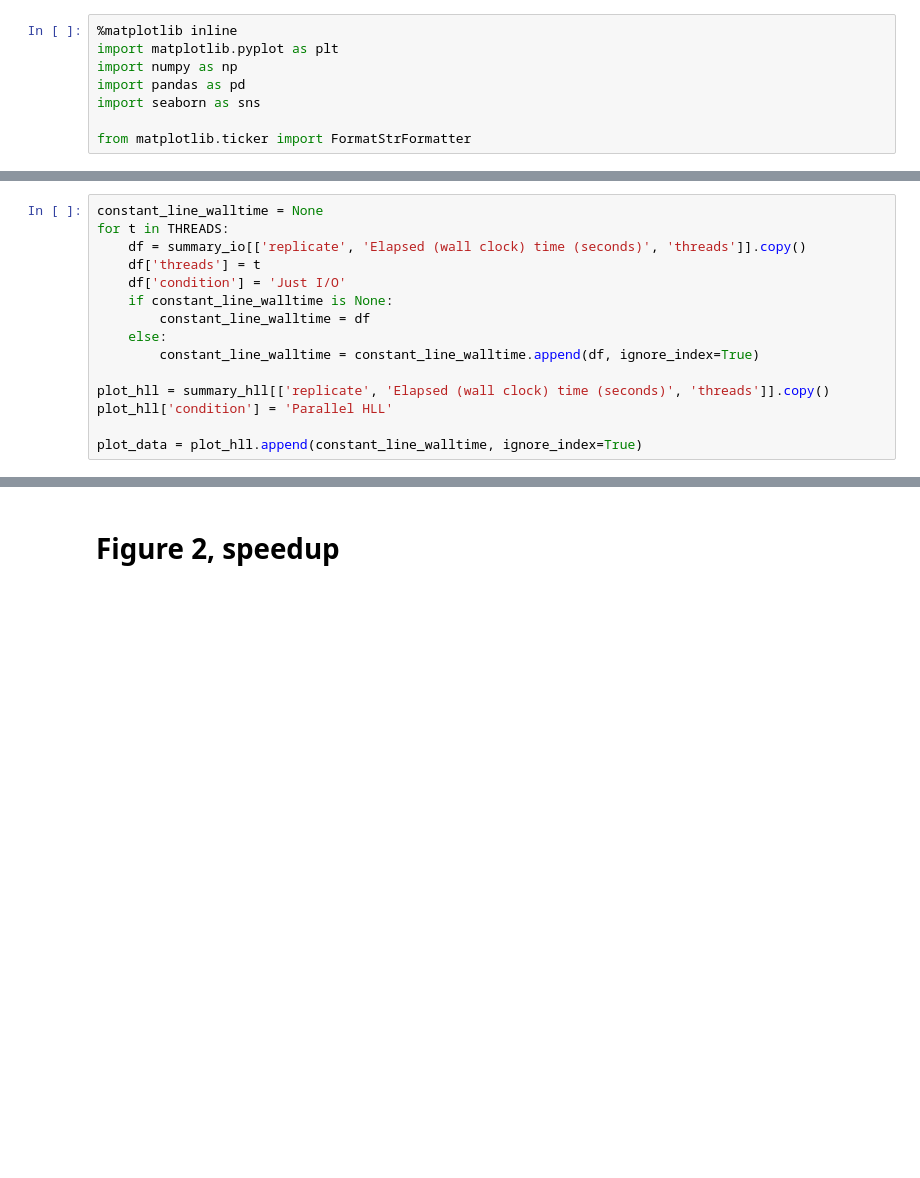
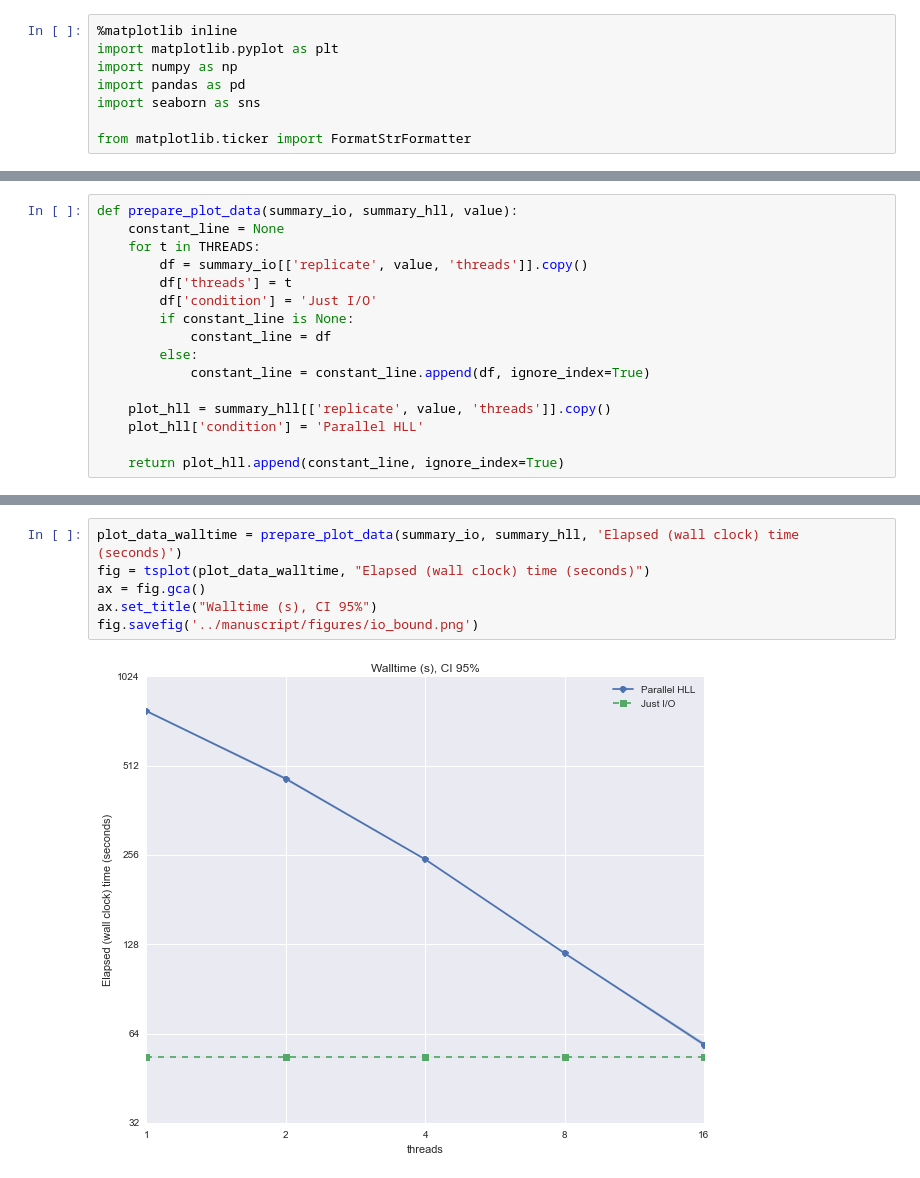
Before and after one commit to luizirber/2014-hll-counter, a Jupyter notebook: notebooks/Figures.ipynb, the cells around one changed output, grey strips where cells are left out. Drawn from its saved outputs; the diff is of its cells as text; blank space fills up the shorter version.

```diff
--- a/notebooks/Figures.ipynb
+++ b/notebooks/Figures.ipynb
@@ -17,16 +28,17 @@ summary_hll = parse_exp('unique-kmers', range(1, 10), threads=THREADS, dir='../b
 # %%
-constant_line_walltime = None
-for t in THREADS:
-    df = summary_io[['replicate', 'Elapsed (wall clock) time (seconds)', 'threads']].copy()
-    df['threads'] = t
-    df['condition'] = 'Just I/O'
-    if constant_line_walltime is None:
-        constant_line_walltime = df
-    else:
-        constant_line_walltime = constant_line_walltime.append(df, ignore_index=True)
+def prepare_plot_data(summary_io, summary_hll, value):
+    constant_line = None
+    for t in THREADS:
+        df = summary_io[['replicate', value, 'threads']].copy()
+        df['threads'] = t
+        df['condition'] = 'Just I/O'
+        if constant_line is None:
+            constant_line = df
+        else:
+            constant_line = constant_line.append(df, ignore_index=True)
 
-plot_hll = summary_hll[['replicate', 'Elapsed (wall clock) time (seconds)', 'threads']].copy()
-plot_hll['condition'] = 'Parallel HLL'
+    plot_hll = summary_hll[['replicate', value, 'threads']].copy()
+    plot_hll['condition'] = 'Parallel HLL'
 
-plot_data = plot_hll.append(constant_line_walltime, ignore_index=True)
+    return plot_hll.append(constant_line, ignore_index=True)
 # %%
@@ -56,2 +70,8 @@ fig.savefig('../manuscript/figures/io_bound.png')
-# %% [markdown]
-# Figure 2, speedup
+# %%
+plot_data_walltime = prepare_plot_data(summary_io, summary_hll, 'Elapsed (wall clock) time (seconds)')
+fig = tsplot(plot_data_walltime, "Elapsed (wall clock) time (seconds)")
+ax = fig.gca()
+ax.set_title("Walltime (s), CI 95%")
+fig.savefig('../manuscript/figures/io_bound.png')
+# %% [output]
+[figure, added]
```
Also changed, not shown: parts of 31 cells of this notebook.
